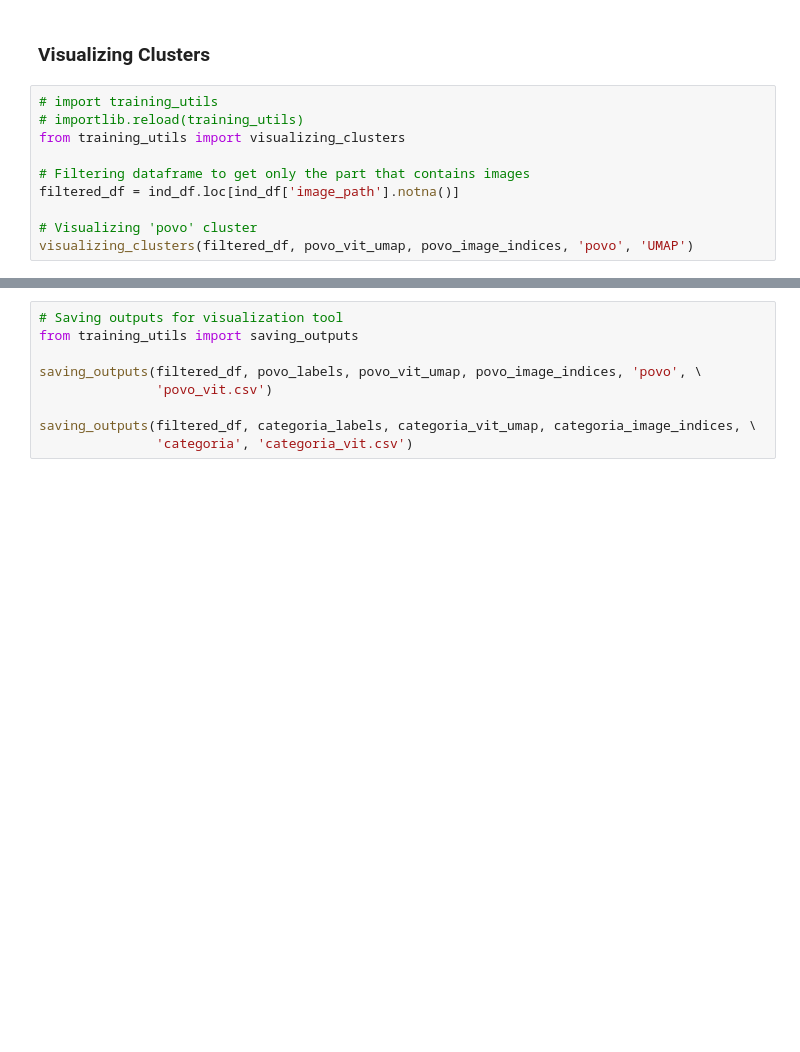
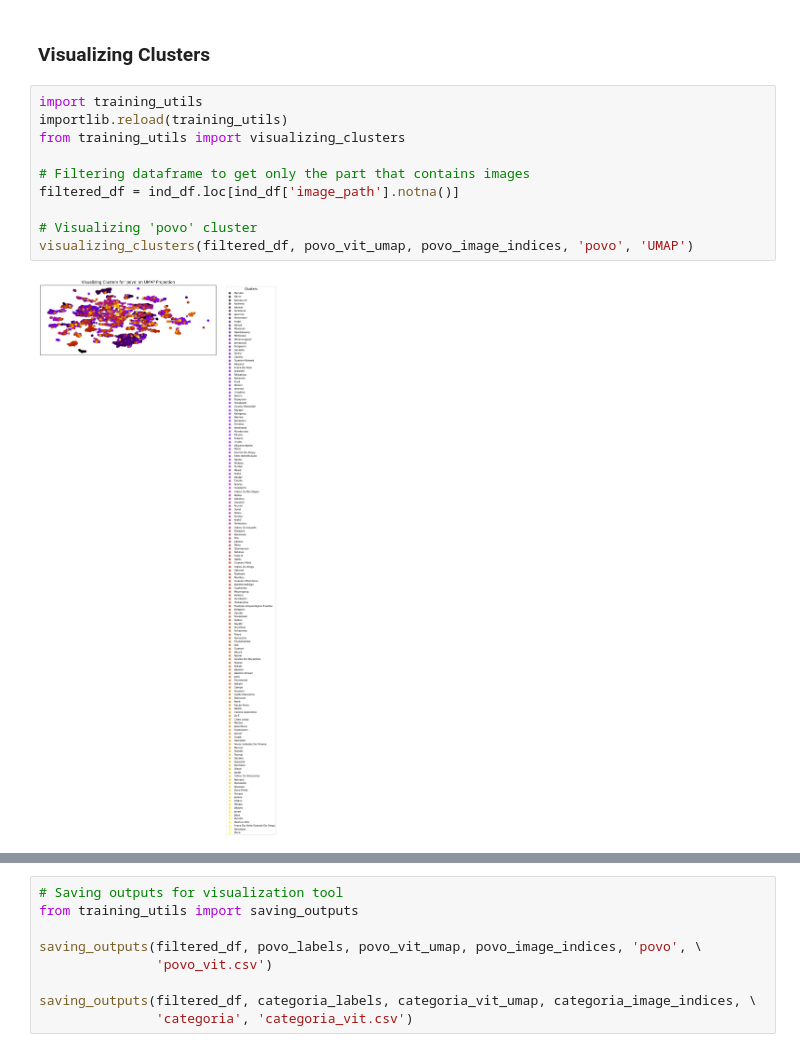
Before and after one commit to Luizerko/indigenous_clusters_and_communities, a Jupyter notebook: indigenous_project/tainacan_collection/image_clustering.ipynb, the cells around one changed output, grey strips where cells are left out. Drawn from its saved outputs; the diff is of its cells as text; blank space fills up the shorter version.

Commit message:
Fixed indexing bug on visual clusters and tried to redesign the plots on the visualization tool, but still broken code.

```diff
--- a/indigenous_project/tainacan_collection/image_clustering.ipynb
+++ b/indigenous_project/tainacan_collection/image_clustering.ipynb
@@ -419,15 +462,17 @@ plt.show()
 # %% [markdown]
 ### Visualizing Clusters
 # %%
-# import training_utils
-# importlib.reload(training_utils)
+import training_utils
+importlib.reload(training_utils)
 from training_utils import visualizing_clusters
 
 # Filtering dataframe to get only the part that contains images
 filtered_df = ind_df.loc[ind_df['image_path'].notna()]
 
 # Visualizing 'povo' cluster
 visualizing_clusters(filtered_df, povo_vit_umap, povo_image_indices, 'povo', 'UMAP')
+# %% [output]
+[figure, added]
 # %%
 # Visualizing 'categoria' cluster
 visualizing_clusters(filtered_df, categoria_vit_umap, categoria_image_indices, \
```
Also changed, not shown: parts of 6 cells of this notebook, 3 other files.
